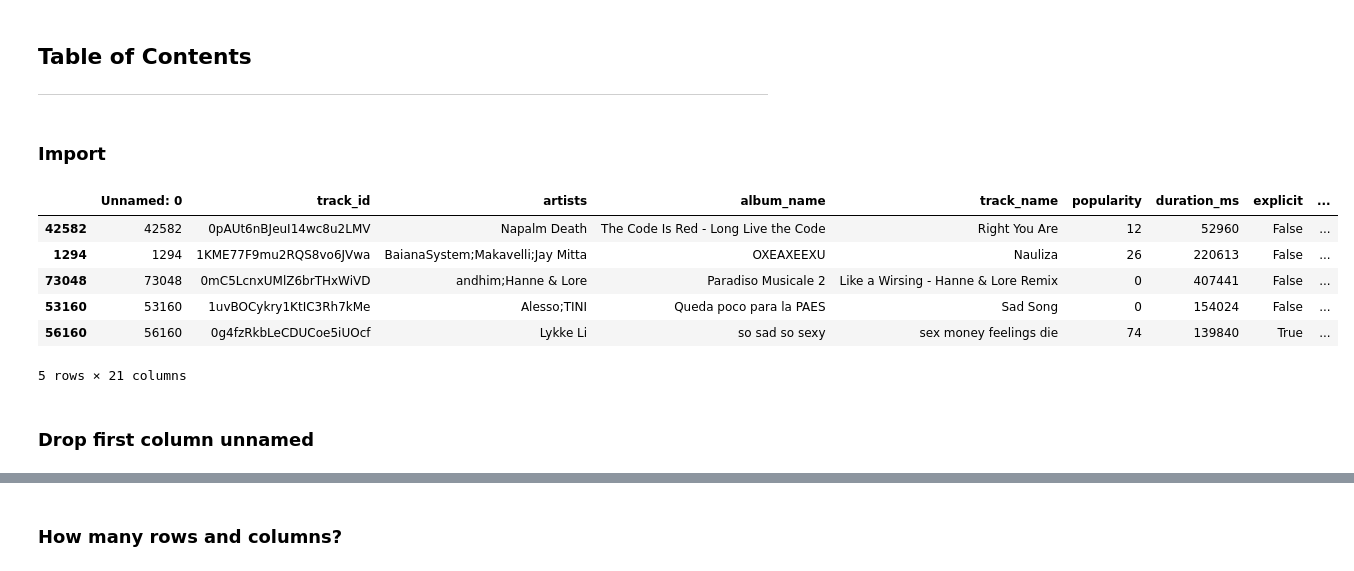
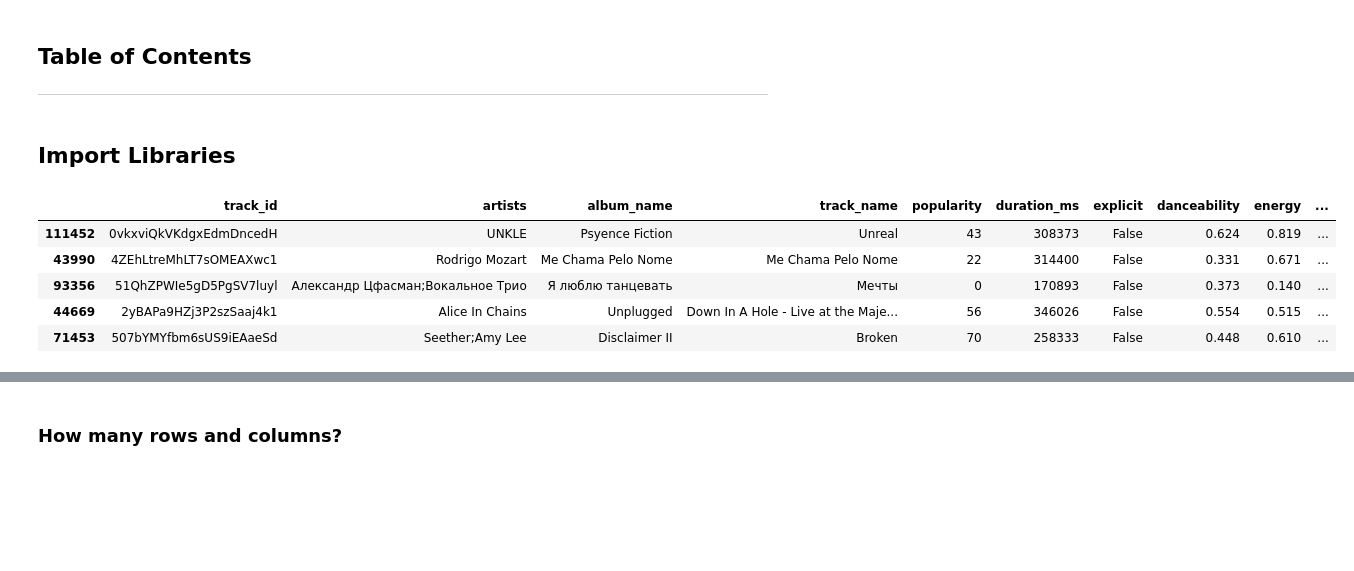
Before and after one commit to duongtruongbinh/Prog4DS_FinalProject, a Jupyter notebook: Data_Exploring-and-Preprocessing.ipynb, the cells around one changed output, grey strips where cells are left out. Saved outputs shown, nothing was run; the diff lists cells and outputs as text; code cells hidden in the pictures; blank space fills up the shorter version.

```diff
--- a/Data_Exploring-and-Preprocessing.ipynb
+++ b/Data_Exploring-and-Preprocessing.ipynb
@@ -9,7 +9,7 @@
 
 ---
 # %% [markdown]
-### Import
+## Import Libraries
 # %%
 import numpy as np
 import pandas as pd
@@ -17,16 +17,13 @@ import matplotlib.pyplot as plt
 import seaborn as sns
 import re
 # %%
-df = pd.read_csv('dataset.csv')
+df = pd.read_csv('dataset.csv',index_col=0)
 
 df.sample(5)
 # %% [output]
-|  | Unnamed: 0 | track_id | artists | album_name | track_name | popularity | duration_ms | explicit | ... |
-| 42582 | 42582 | 0pAUt6nBJeuI14wc8u2LMV | Napalm Death | The Code Is Red - Long Live the Code | Right You Are | 12 | 52960 | False | ... |
-| 1294 | 1294 | 1KME77F9mu2RQS8vo6JVwa | BaianaSystem;Makavelli;Jay Mitta | OXEAXEEXU | Nauliza | 26 | 220613 | False | ... |
-| 73048 | 73048 | 0mC5LcnxUMlZ6brTHxWiVD | andhim;Hanne & Lore | Paradiso Musicale 2 | Like a Wirsing - Hanne & Lore Remix | 0 | 407441 | False | ... |
-| 53160 | 53160 | 1uvBOCykry1KtIC3Rh7kMe | Alesso;TINI | Queda poco para la PAES | Sad Song | 0 | 154024 | False | ... |
-| 56160 | 56160 | 0g4fzRkbLeCDUCoe5iUOcf | Lykke Li | so sad so sexy | sex money feelings die | 74 | 139840 | True | ... |
+|  | track_id | artists | album_name | track_name | popularity | duration_ms | explicit | danceability | energy | ... |
+| 111452 | 0vkxviQkVKdgxEdmDncedH | UNKLE | Psyence Fiction | Unreal | 43 | 308373 | False | 0.624 | 0.819 | ... |
+| 43990 | 4ZEhLtreMhLT7sOMEAXwc1 | Rodrigo Mozart | Me Chama Pelo Nome | Me Chama Pelo Nome | 22 | 314400 | False | 0.331 | 0.671 | ... |
+| 93356 | 51QhZPWIe5gD5PgSV7luyl | Александр Цфасман;Вокальное Трио | Я люблю танцевать | Мечты | 0 | 170893 | False | 0.373 | 0.140 | ... |
+| 44669 | 2yBAPa9HZj3P2szSaaj4k1 | Alice In Chains | Unplugged | Down In A Hole - Live at the Maje... | 56 | 346026 | False | 0.554 | 0.515 | ... |
+| 71453 | 507bYMYfbm6sUS9iEAaeSd | Seether;Amy Lee | Disclaimer II | Broken | 70 | 258333 | False | 0.448 | 0.610 | ... |
-5 rows × 21 columns
-# %% [markdown]
-### Drop first column unnamed
```
Also changed, not shown: parts of 19 cells of this notebook.
